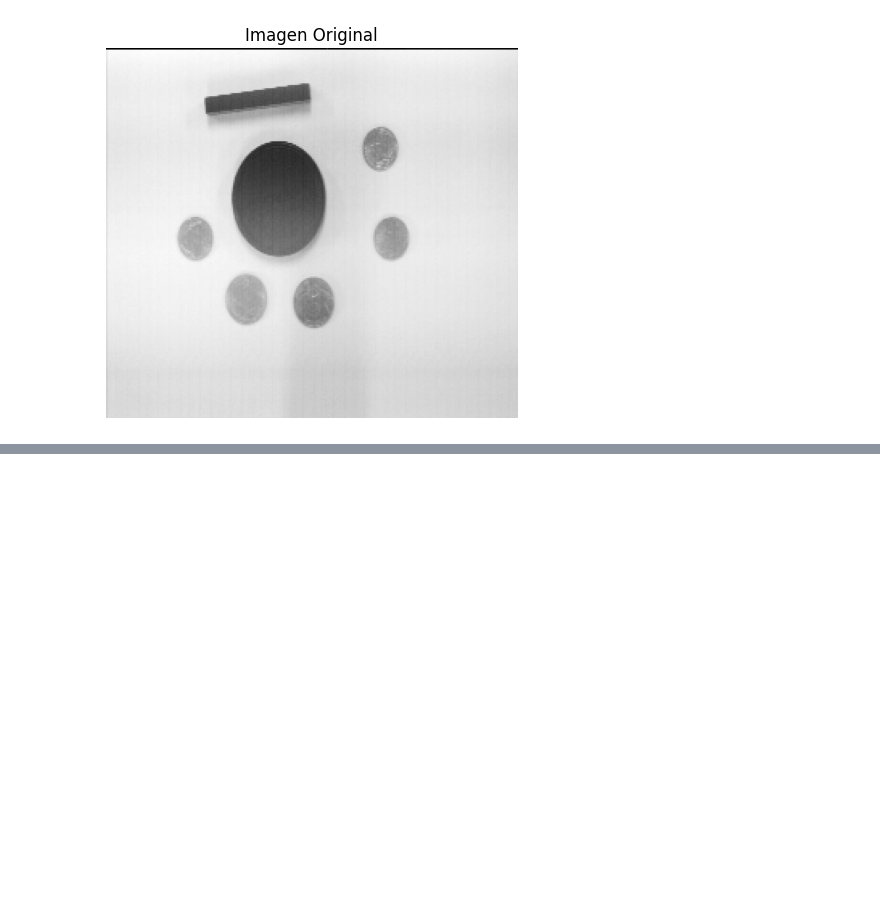
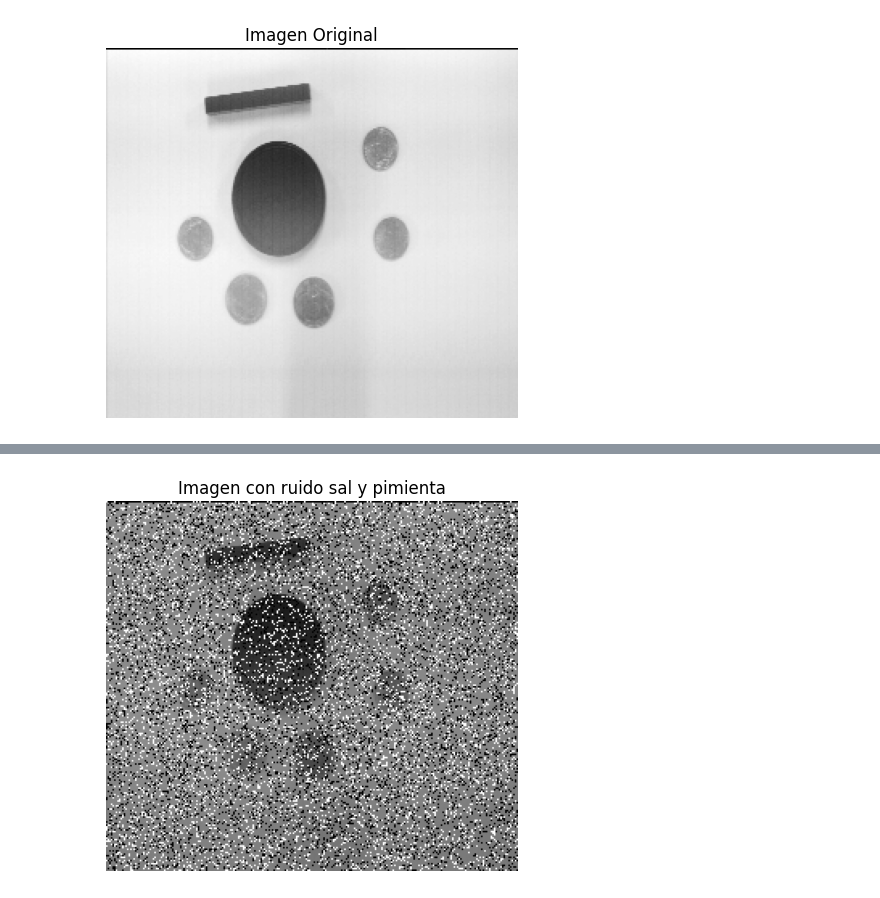
Before and after one commit to santichica/tallleres-cv, a Jupyter notebook: taller5/filtros_no_lineales.ipynb, the cells around one changed output, grey strips where cells are left out. Drawn from its saved outputs; the diff is of its cells as text; code cells hidden in the pictures; blank space fills up the shorter version.

```diff
--- a/taller5/filtros_no_lineales.ipynb
+++ b/taller5/filtros_no_lineales.ipynb
@@ -19,2 +21,9 @@ plt.show()
 # %%
-noised_image = random_noise(imagen, mode='s&p', amount=A)
+from skimage.util import random_noise
+noised_image_morpho = random_noise(imagen_morpho, mode='s&p', amount=0.25)
+plt.imshow(noised_image_morpho, cmap='gray')
+plt.axis('off')
+plt.title('Imagen con ruido sal y pimienta')
+plt.show()
+# %% [output]
+[figure, added]
```
Also changed, not shown: parts of 13 cells of this notebook.
